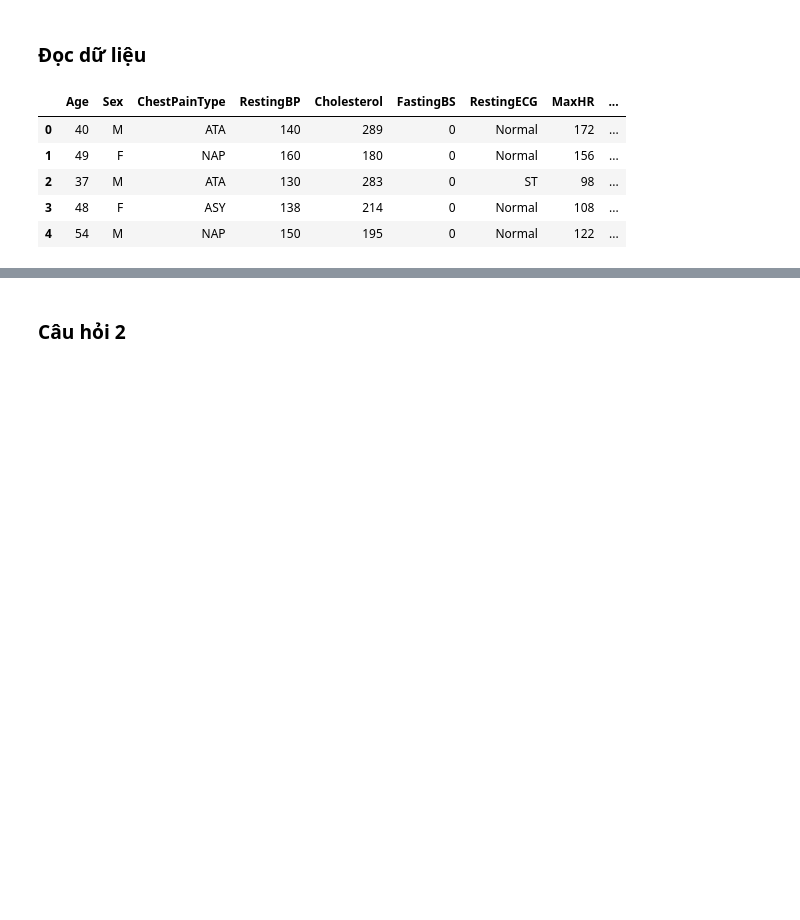
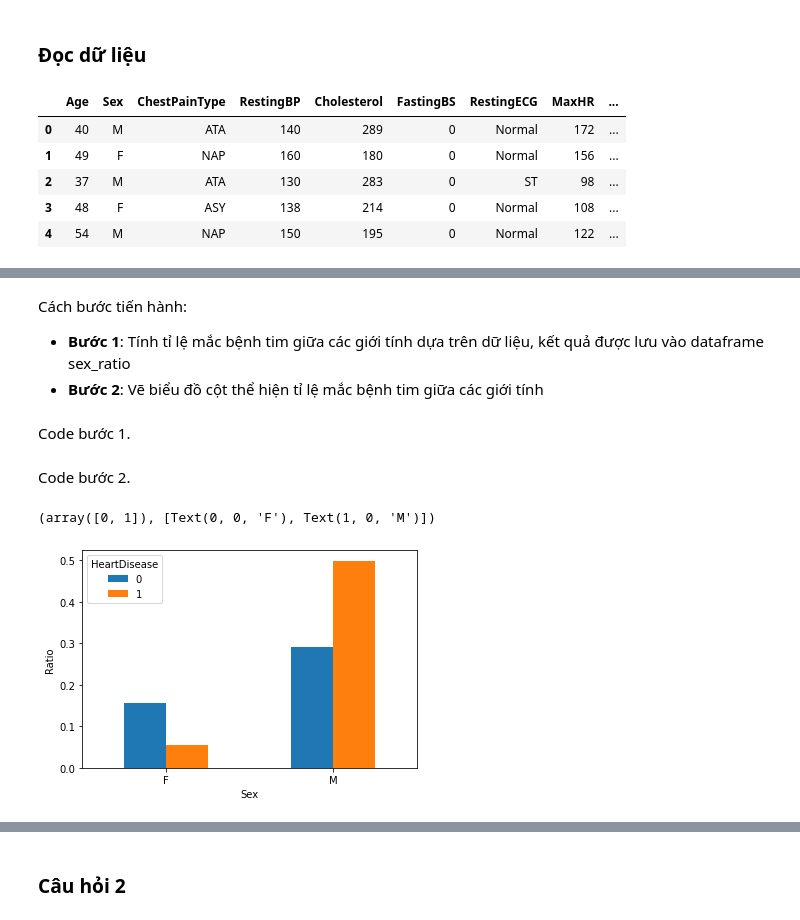
Before and after one commit to MinhVuong2000/P4DS-FinalProject, a Jupyter notebook: Final_Project.ipynb, the cells around one changed output, grey strips where cells are left out. Cells and saved outputs as stored; diff of their text form; code cells hidden in the pictures; blank space fills up the shorter version.

```diff
--- a/Final_Project.ipynb
+++ b/Final_Project.ipynb
@@ -109,0 +189,16 @@ câu trả lời cho câu hỏi?
+# %% [markdown]
+Cách bước tiến hành:
+- **Bước 1**: Tính tỉ lệ mắc bệnh tim giữa các giới tính dựa trên dữ liệu, kết quả được lưu vào dataframe sex_ratio
+- **Bước 2**: Vẽ biểu đồ cột thể hiện tỉ lệ mắc bệnh tim giữa các giới tính
+# %% [markdown]
+Code bước 1.
+# %%
+sex_ratio = df.groupby(['Sex','HeartDisease']).size().unstack()/df.shape[0]
+# %% [markdown]
+Code bước 2.
+# %%
+sex_ratio.plot.bar(ylabel='Ratio')
+plt.xticks(rotation=0)
+# %% [output]
+(array([0, 1]), [Text(0, 0, 'F'), Text(1, 0, 'M')])
+[figure, added]
```
Also changed, not shown: parts of 68 cells of this notebook.
